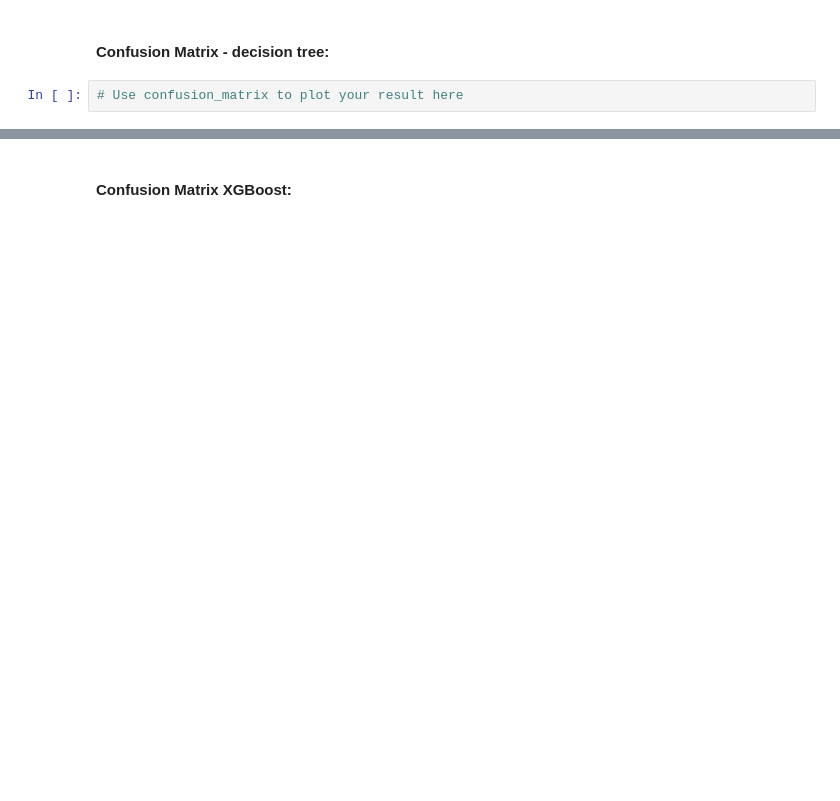
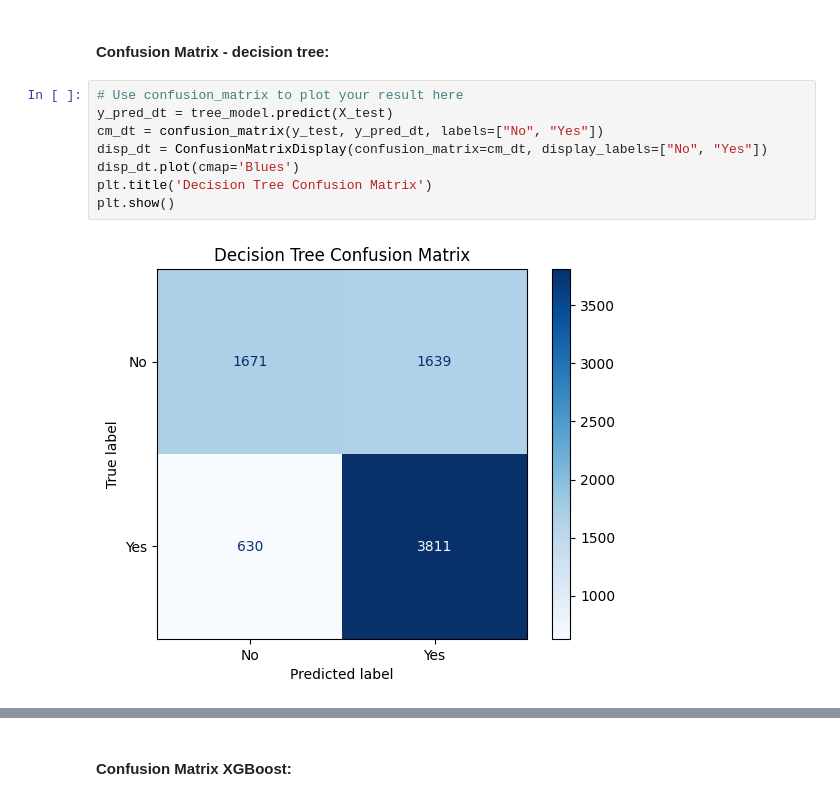
Before and after one commit to lunamgulec/DSCI430-assign3, a Jupyter notebook: module3-assignment.ipynb, the cells around one changed output, grey strips where cells are left out. Saved outputs shown, nothing was run; the diff lists cells and outputs as text; blank space fills up the shorter version.

```diff
--- a/module3-assignment.ipynb
+++ b/module3-assignment.ipynb
@@ -261,5 +438,13 @@ classified_metric_rf.binary_confusion_matrix(privileged=None)
 #### Confusion Matrix - decision tree:
 # %%
 # Use confusion_matrix to plot your result here
+y_pred_dt = tree_model.predict(X_test)
+cm_dt = confusion_matrix(y_test, y_pred_dt, labels=["No", "Yes"])
+disp_dt = ConfusionMatrixDisplay(confusion_matrix=cm_dt, display_labels=["No", "Yes"])
+disp_dt.plot(cmap='Blues')
+plt.title('Decision Tree Confusion Matrix')
+plt.show()
+# %% [output]
+[figure, added]
 # %%
 classified_metric_dt.binary_confusion_matrix(privileged=None)
```
Also changed, not shown: parts of 58 cells of this notebook, 1 other file.
